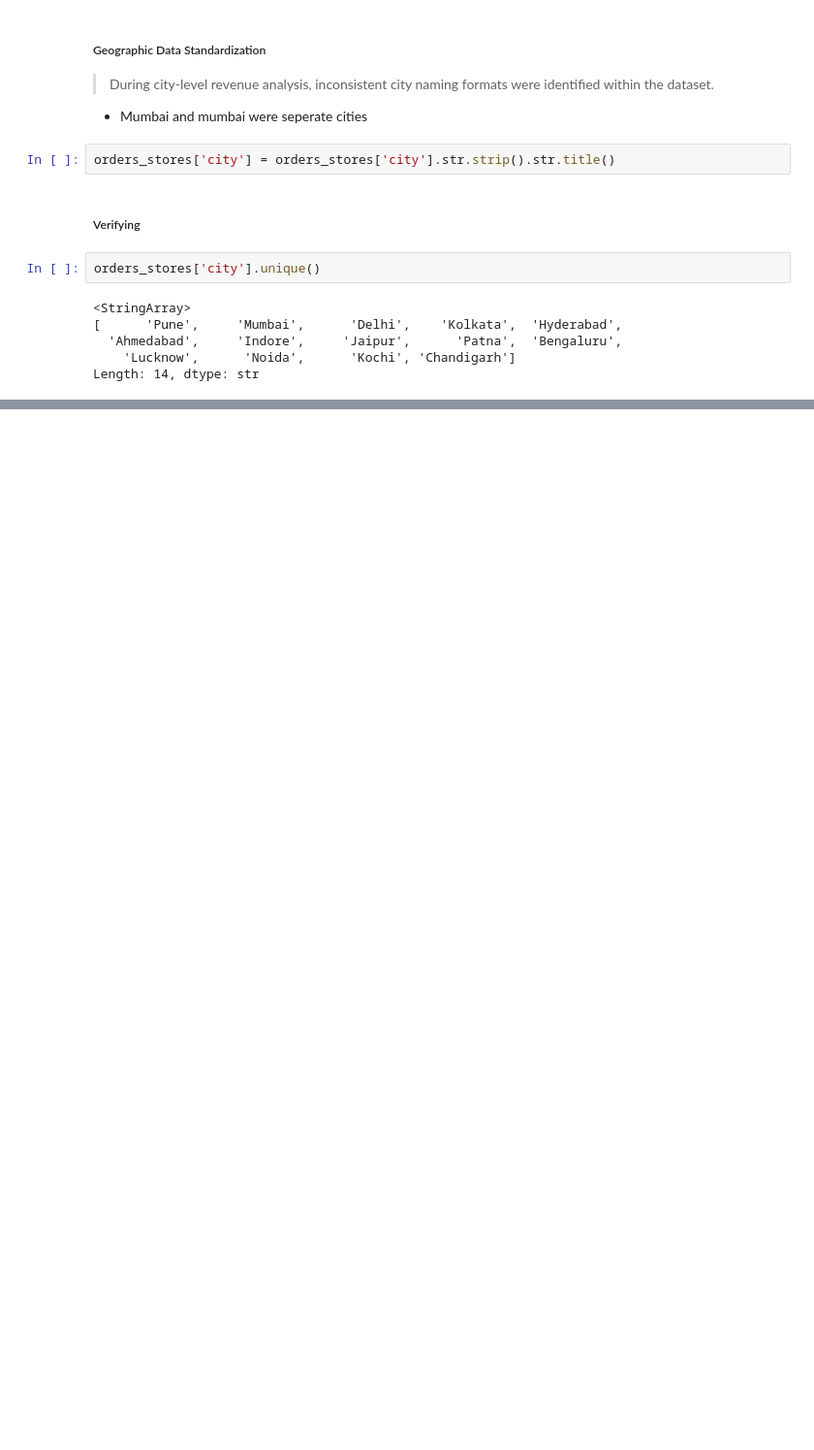
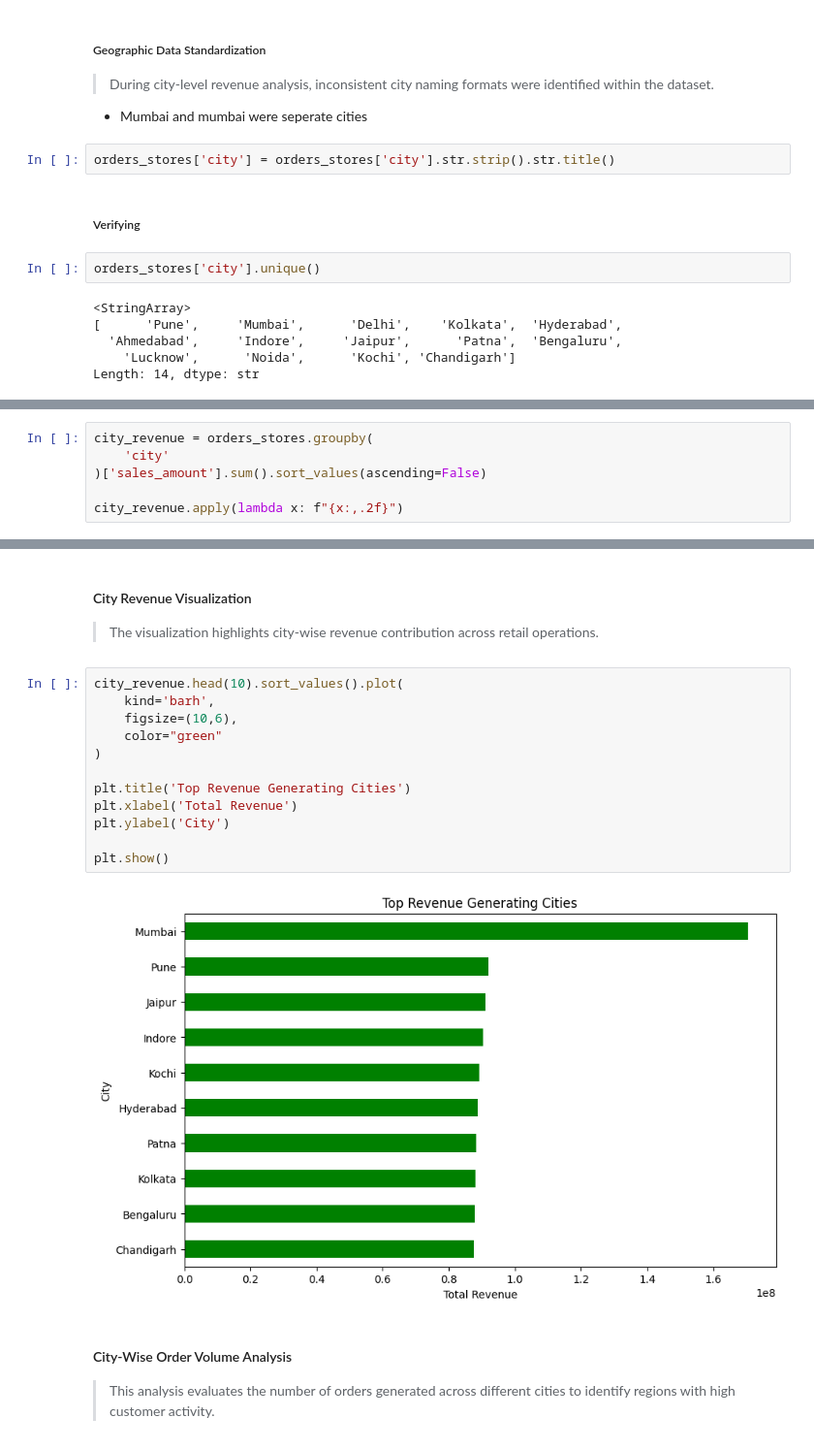
Before and after one commit to utkarshdhangar5/retail-sales-inventory-analytics, a Jupyter notebook: notebooks/ExploratoryDataAnalysis.ipynb, the cells around one changed output, grey strips where cells are left out. Shown at 97% size. Saved outputs shown, nothing was run; the diff lists cells and outputs as text; blank space fills up the shorter version.

Commit message:
eda: completed geographic sales analysis and prepared dead stock analysis

```diff
--- a/notebooks/ExploratoryDataAnalysis.ipynb
+++ b/notebooks/ExploratoryDataAnalysis.ipynb
@@ -768,0 +772,6 @@ Length: 14, dtype: str
+# %%
+city_revenue = orders_stores.groupby(
+    'city'
+)['sales_amount'].sum().sort_values(ascending=False)
+
+city_revenue.apply(lambda x: f"{x:,.2f}")
@@ -768,0 +795,20 @@ Length: 14, dtype: str
+# %% [markdown]
+#### City Revenue Visualization
+> The visualization highlights city-wise revenue contribution across retail operations.
+# %%
+city_revenue.head(10).sort_values().plot(
+    kind='barh',
+    figsize=(10,6),
+    color="green"
+)
+
+plt.title('Top Revenue Generating Cities')
+plt.xlabel('Total Revenue')
+plt.ylabel('City')
+
+plt.show()
+# %% [output]
+[figure, added]
+# %% [markdown]
+#### City-Wise Order Volume Analysis
+> This analysis evaluates the number of orders generated across different cities to identify regions with high customer activity.
```
Also changed, not shown: parts of 8 cells of this notebook.
